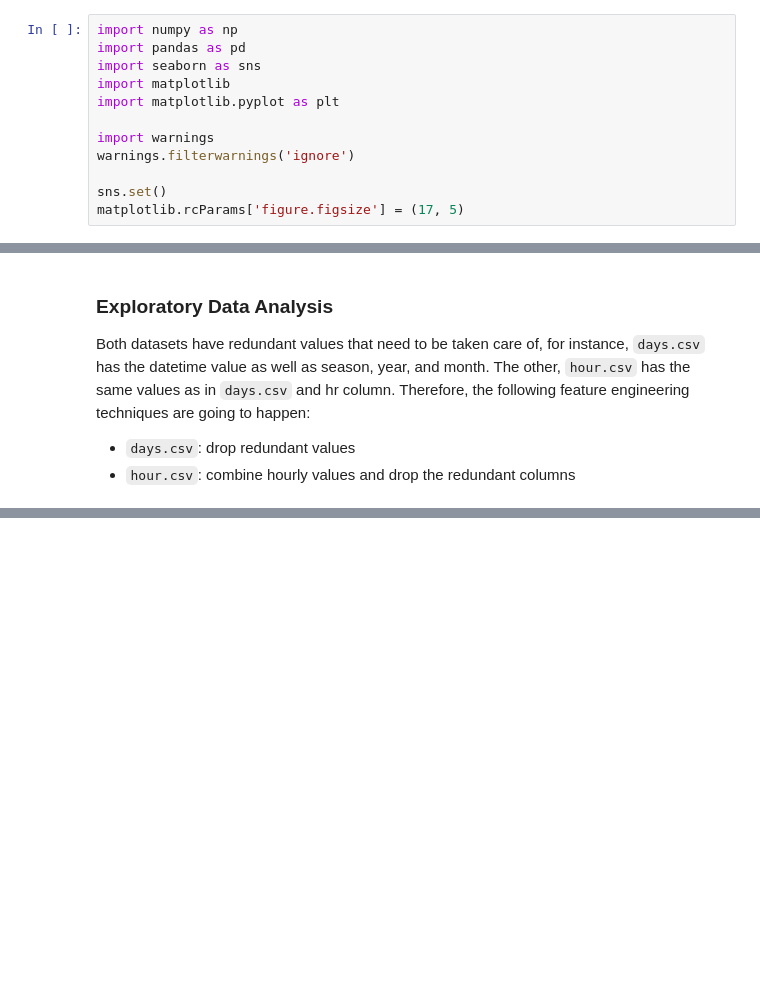
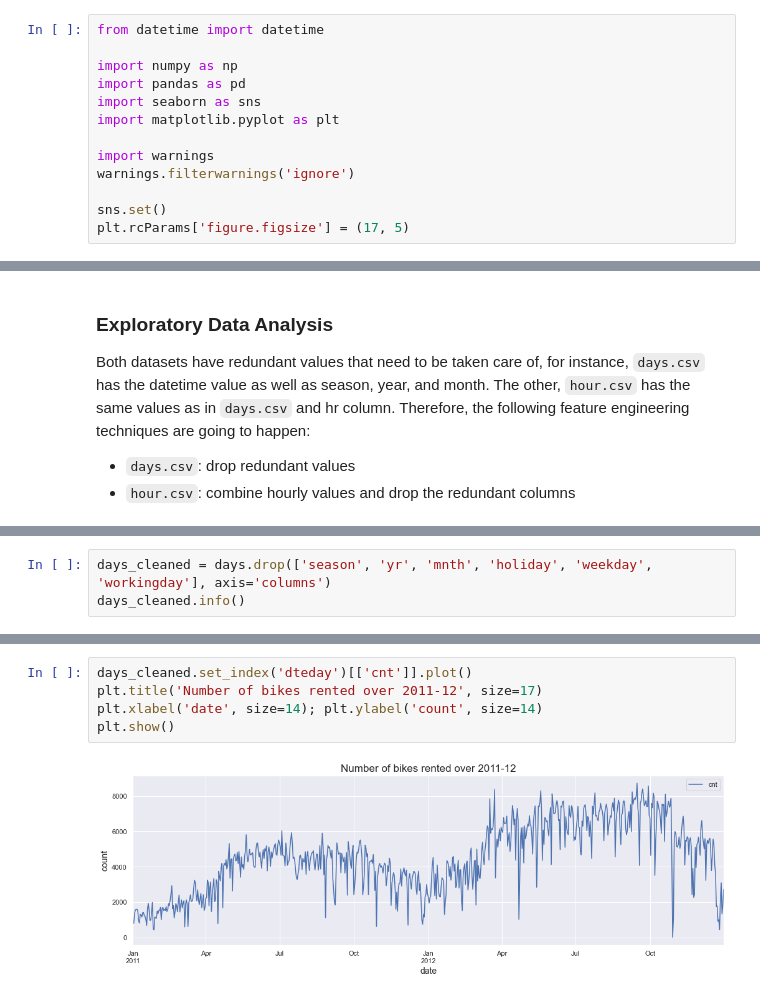
Before and after one commit to dissagaliyeva/bike-sharing, a Jupyter notebook: analysis.ipynb, the cells around one changed output, grey strips where cells are left out. Cells and saved outputs as stored; diff of their text form; blank space fills up the shorter version.

```diff
--- a/analysis.ipynb
+++ b/analysis.ipynb
@@ -23,17 +23,18 @@
 | registered | registered |
 | cnt | count of total rental bikes including both casual and registered |
 # %%
+from datetime import datetime
+
 import numpy as np
 import pandas as pd
 import seaborn as sns
-import matplotlib
 import matplotlib.pyplot as plt
 
 import warnings
 warnings.filterwarnings('ignore')
 
 sns.set()
-matplotlib.rcParams['figure.figsize'] = (17, 5)
+plt.rcParams['figure.figsize'] = (17, 5)
 # %%
 days = pd.read_csv('data/day.csv', index_col=0, parse_dates=['dteday'])
 hour = pd.read_csv('data/hour.csv', index_col=0, parse_dates=['dteday'])
@@ -81,0 +90,3 @@ Both datasets have redundant values that need to be taken care of, for instance,
+# %%
+days_cleaned = days.drop(['season', 'yr', 'mnth', 'holiday', 'weekday', 'workingday'], axis='columns')
+days_cleaned.info()
@@ -81,0 +110,7 @@ Both datasets have redundant values that need to be taken care of, for instance,
+# %%
+days_cleaned.set_index('dteday')[['cnt']].plot()
+plt.title('Number of bikes rented over 2011-12', size=17)
+plt.xlabel('date', size=14); plt.ylabel('count', size=14)
+plt.show()
+# %% [output]
+[figure, added]
```
Also changed, not shown: parts of 5 cells of this notebook, 1 other file.
